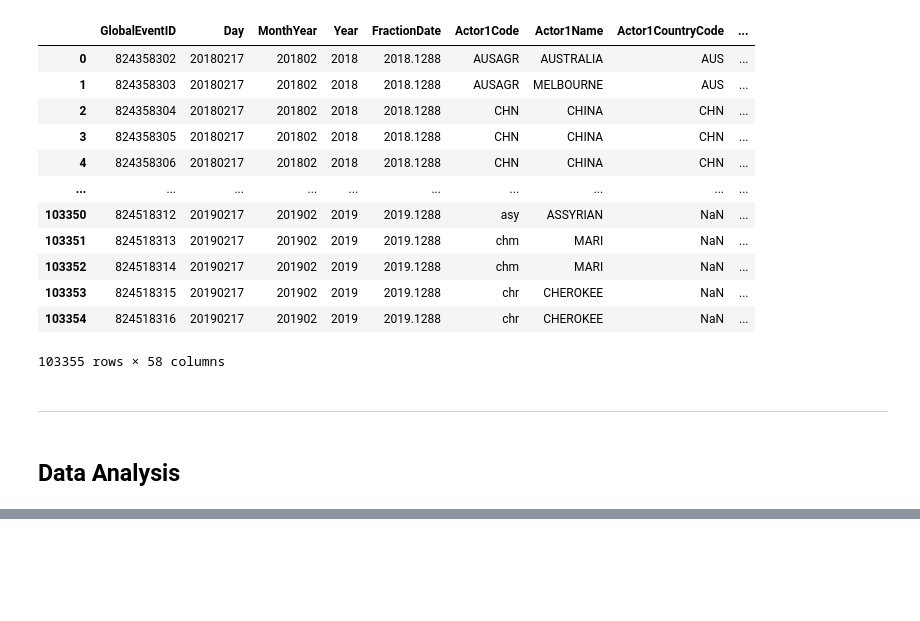
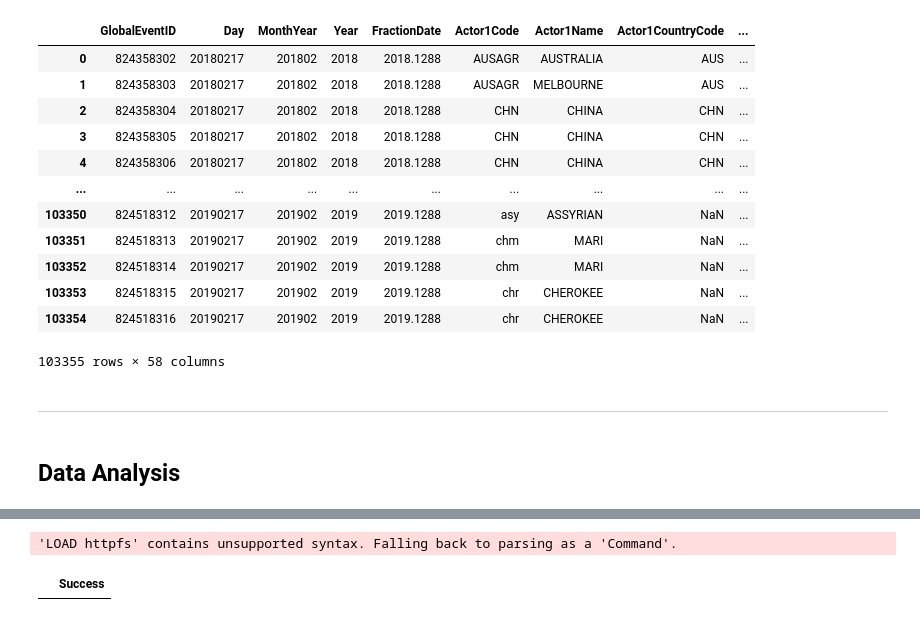
Before and after one commit to cs-muic/dm-2024-t1-pj-eda-honeybadgerlover645, a Jupyter notebook: eda-project.ipynb, the cells around one changed output, grey strips where cells are left out. Drawn from its saved outputs; the diff is of its cells as text; code cells hidden in the pictures; blank space fills up the shorter version.

```diff
--- a/eda-project.ipynb
+++ b/eda-project.ipynb
@@ -296,0 +323,13 @@ data
+# %%
+%%sql
+INSTALL httpfs;
+LOAD httpfs;
+SET s3_region='us-east-1';
+SET s3_url_style='path';
+SET s3_endpoint='localhost:9000';
+SET s3_access_key_id='ROOTNAME' ;
+SET s3_secret_access_key='CHANGEME123';
+SET s3_use_ssl = false;
+# %% [output]
+'LOAD httpfs' contains unsupported syntax. Falling back to parsing as a 'Command'.
+|  | Success |
```
Also changed, not shown: parts of 10 cells of this notebook.
